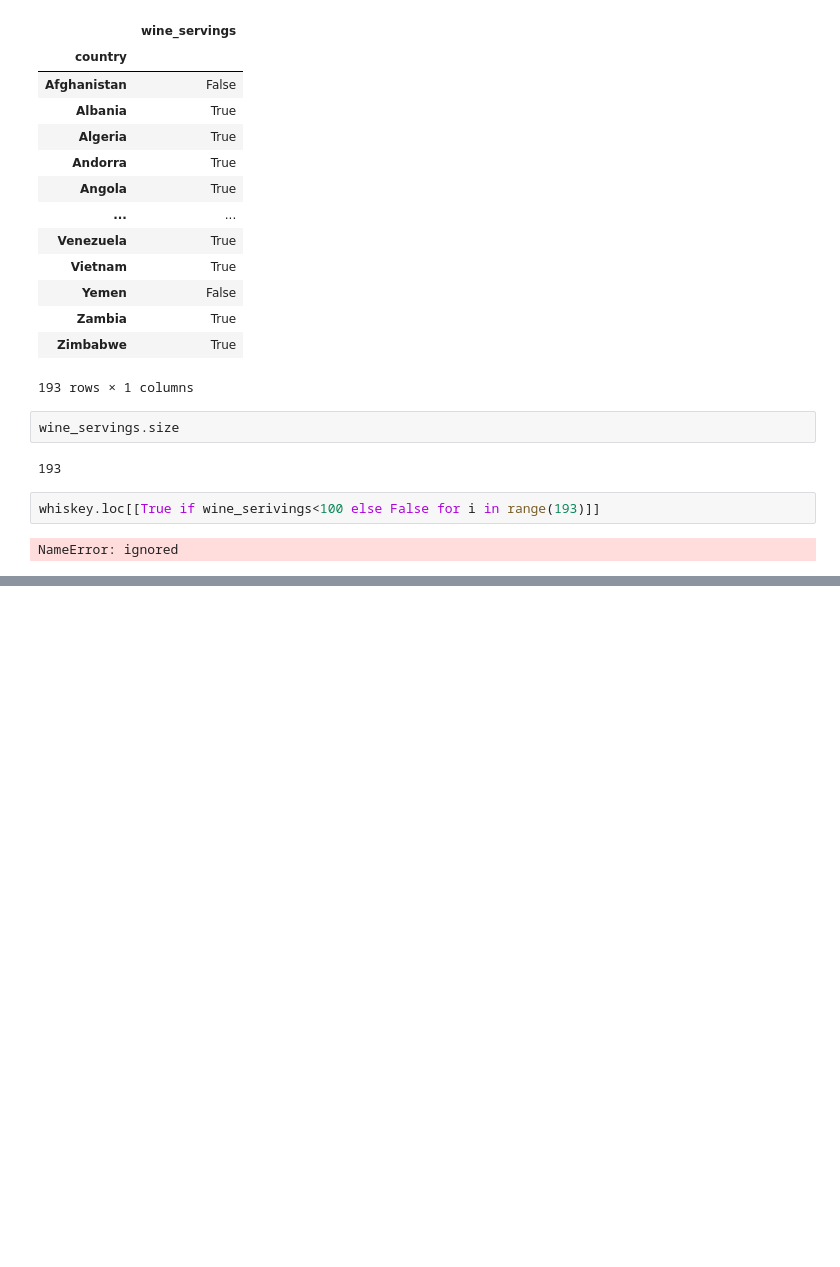
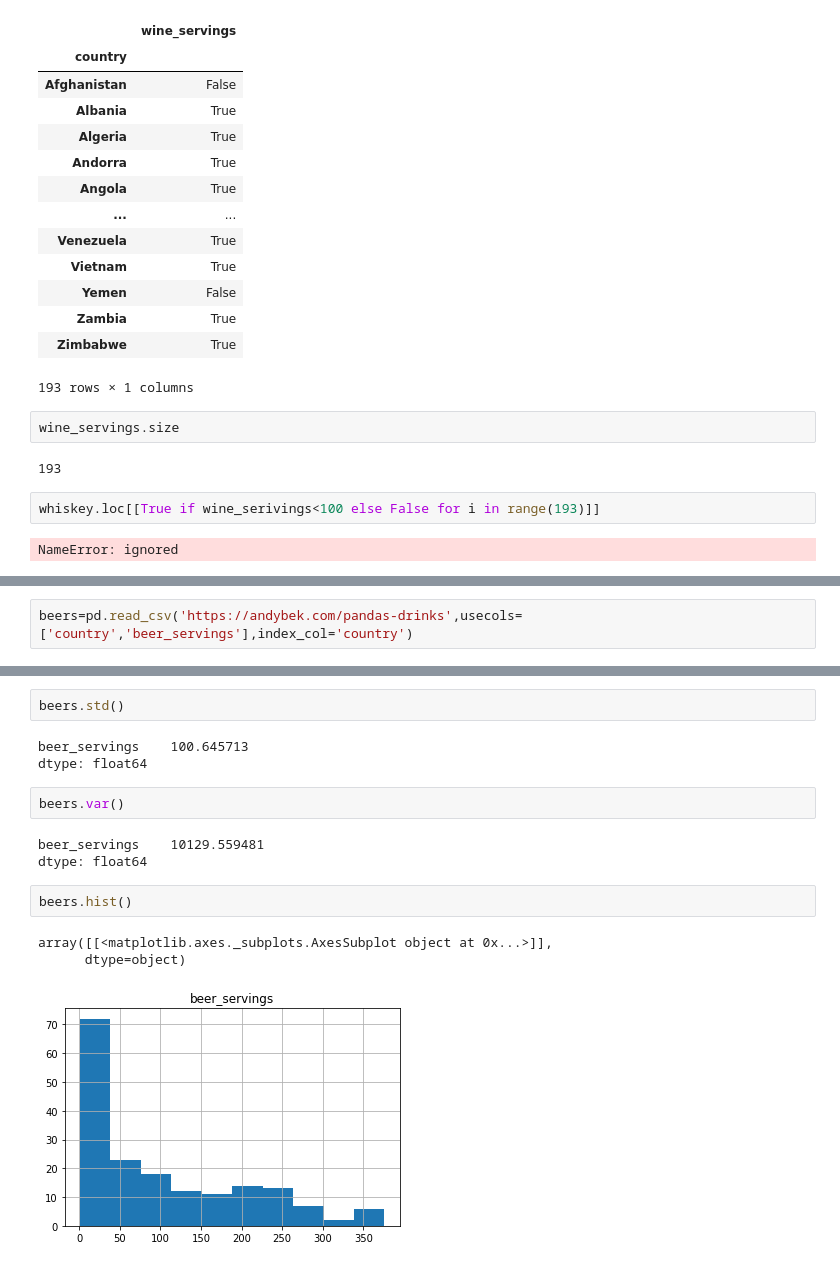
Before and after one commit to MSubham1997/bsnew, a Jupyter notebook: series_method_handling_.ipynb, the cells around one changed output, grey strips where cells are left out. Saved outputs shown, nothing was run; the diff lists cells and outputs as text; blank space fills up the shorter version.

```diff
--- a/series_method_handling_.ipynb
+++ b/series_method_handling_.ipynb
@@ -545,0 +1302,2 @@ NameError: ignored
+# %%
+beers=pd.read_csv('https://andybek.com/pandas-drinks',usecols=['country','beer_servings'],index_col='country')
@@ -545,0 +1356,16 @@ NameError: ignored
+# %%
+beers.std()
+# %% [output]
+beer_servings    100.645713
+dtype: float64
+# %%
+beers.var()
+# %% [output]
+beer_servings    10129.559481
+dtype: float64
+# %%
+beers.hist()
+# %% [output]
+array([[<matplotlib.axes._subplots.AxesSubplot object at 0x...>]],
+      dtype=object)
+[figure, added]
```
Also changed, not shown: parts of 90 cells of this notebook.
